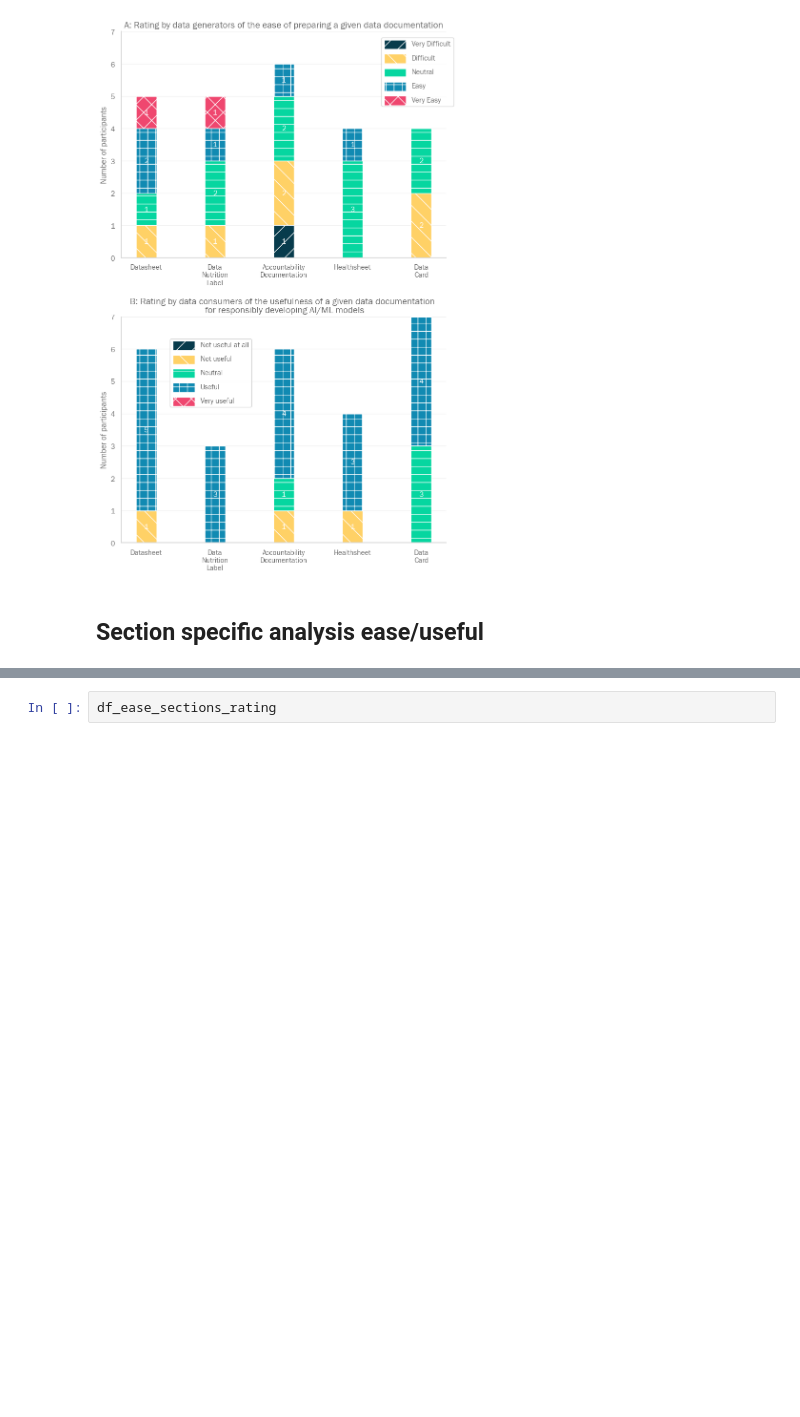
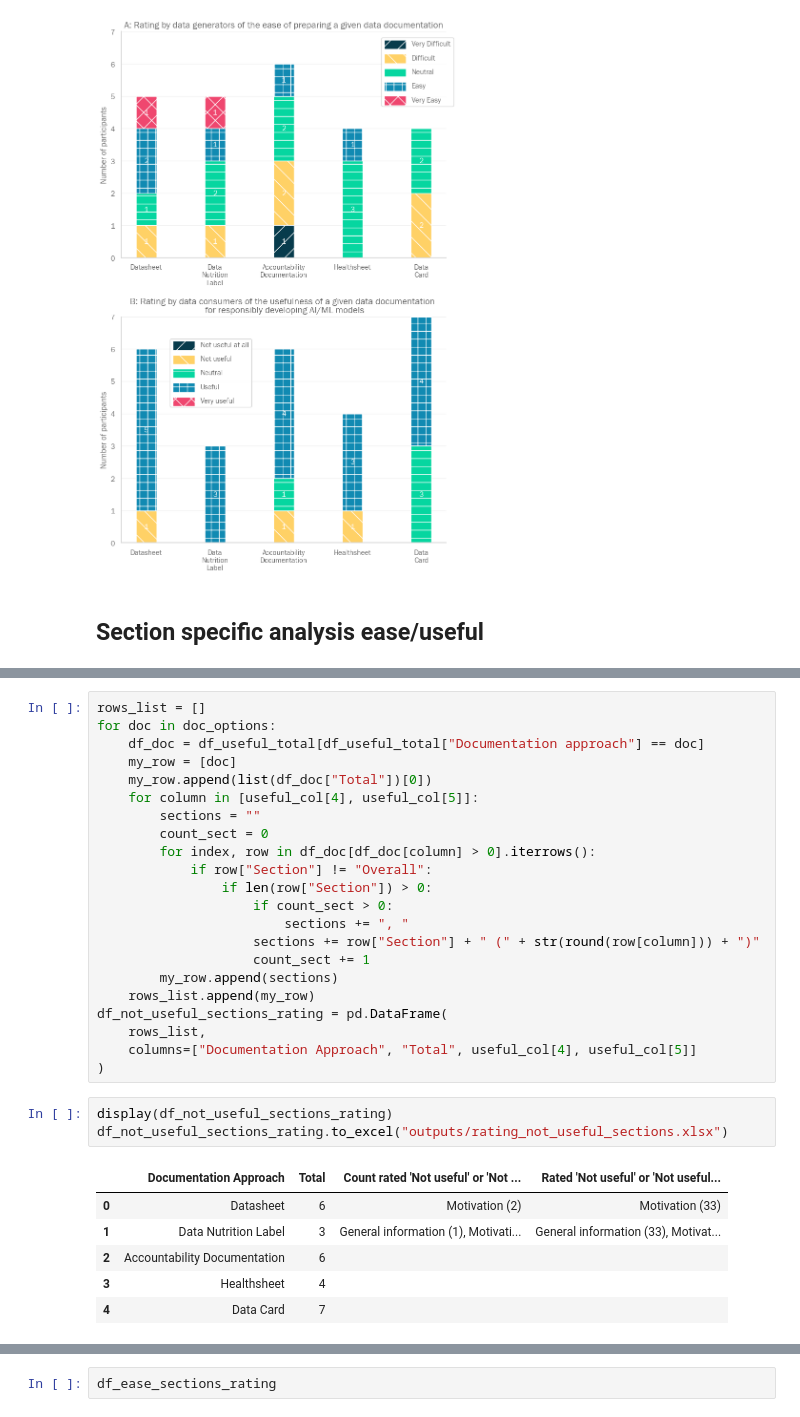
Before and after one commit to AI-READI/dataset-documentation-paper-code, a Jupyter notebook: survey-analysis.ipynb, the cells around one changed output, grey strips where cells are left out. Cells and saved outputs as stored; diff of their text form; blank space fills up the shorter version.

```diff
--- a/survey-analysis.ipynb
+++ b/survey-analysis.ipynb
@@ -877 +1008,33 @@ df_useful_total["Neutral (%)"] = (
+# %%
+rows_list = []
+for doc in doc_options:
+    df_doc = df_useful_total[df_useful_total["Documentation approach"] == doc]
+    my_row = [doc]
+    my_row.append(list(df_doc["Total"])[0])
+    for column in [useful_col[4], useful_col[5]]:
+        sections = ""
+        count_sect = 0
+        for index, row in df_doc[df_doc[column] > 0].iterrows():
+            if row["Section"] != "Overall":
+                if len(row["Section"]) > 0:
+                    if count_sect > 0:
+                        sections += ", "
+                    sections += row["Section"] + " (" + str(round(row[column])) + ")"
+                    count_sect += 1
+        my_row.append(sections)
+    rows_list.append(my_row)
+df_not_useful_sections_rating = pd.DataFrame(
+    rows_list,
+    columns=["Documentation Approach", "Total", useful_col[4], useful_col[5]]
+)
+# %%
+display(df_not_useful_sections_rating)
+df_not_useful_sections_rating.to_excel("outputs/rating_not_useful_sections.xlsx")
+# %% [output]
+|  | Documentation Approach | Total | Count rated 'Not useful' or 'Not ... | Rated 'Not useful' or 'Not useful... |
+| 0 | Datasheet | 6 | Motivation (2) | Motivation (33) |
+| 1 | Data Nutrition Label | 3 | General information (1), Motivati... | General information (33), Motivat... |
+| 2 | Accountability Documentation | 6 |  |  |
+| 3 | Healthsheet | 4 |  |  |
+| 4 | Data Card | 7 |  |  |
 # %%
```
Also changed, not shown: parts of 9 cells of this notebook, 5 other files.
